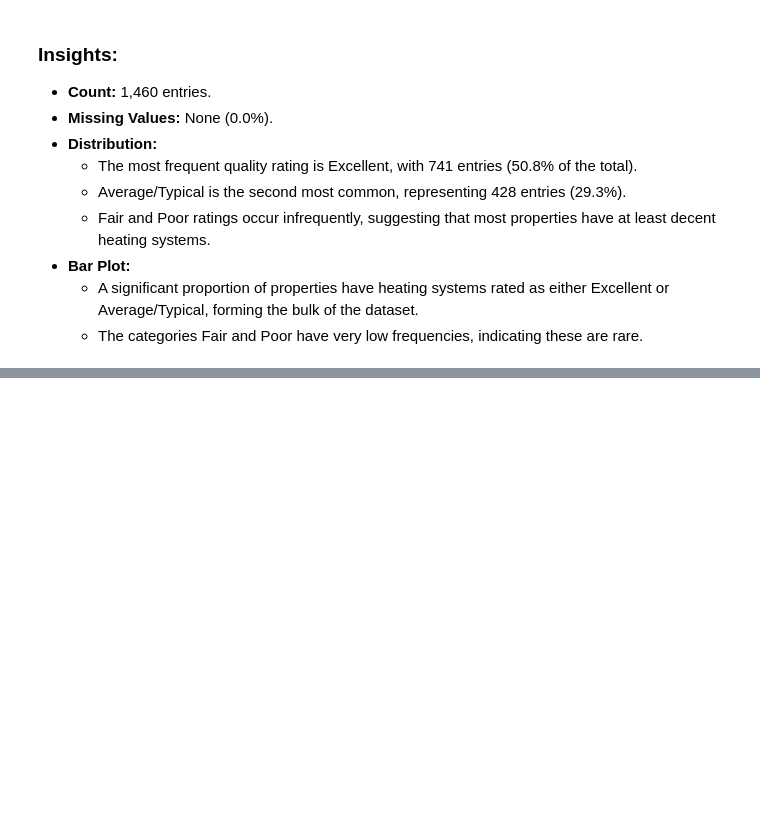
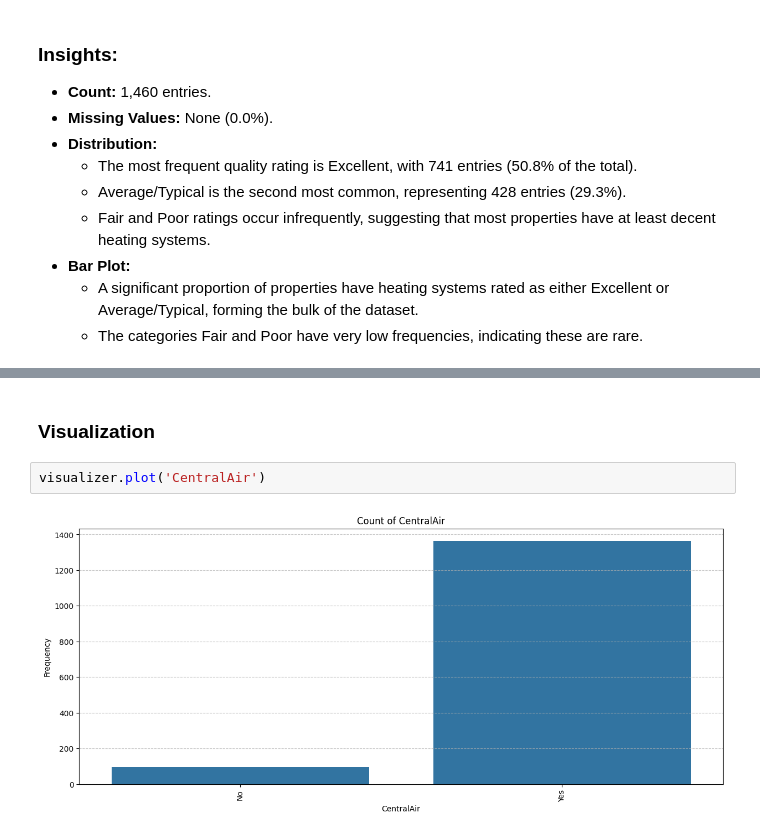
Before and after one commit to ktxdev/house-prices, a Jupyter notebook: notebooks/01_univariate_analysis_eda.ipynb, the cells around one changed output, grey strips where cells are left out. Drawn from its saved outputs; the diff is of its cells as text; blank space fills up the shorter version.

```diff
--- a/notebooks/01_univariate_analysis_eda.ipynb
+++ b/notebooks/01_univariate_analysis_eda.ipynb
@@ -1500,0 +1519,6 @@ visualizer.plot('HeatingQC')
+# %% [markdown]
+### Visualization
+# %%
+visualizer.plot('CentralAir')
+# %% [output]
+[figure, added]
```
Also changed, not shown: parts of 34 cells of this notebook.
